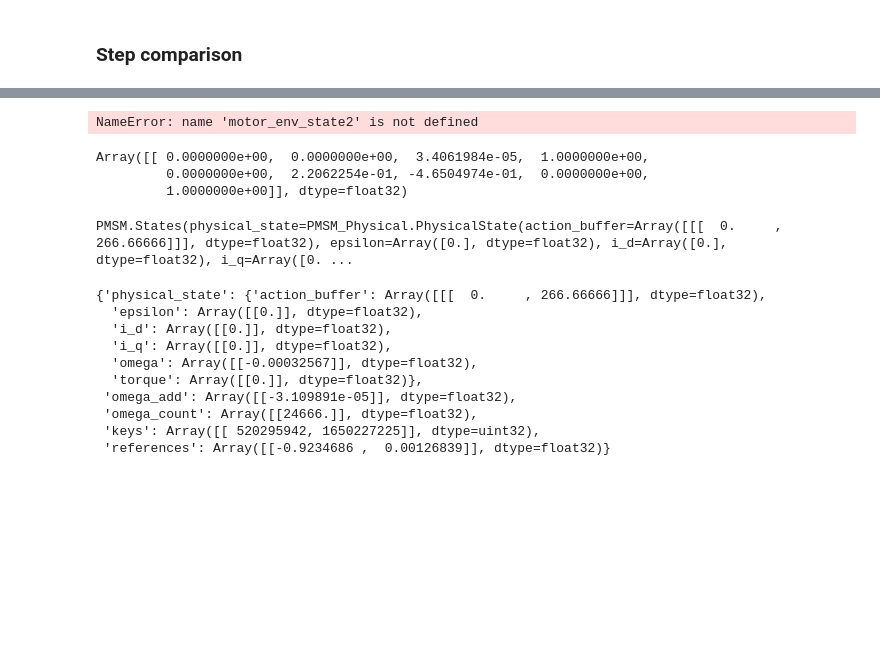
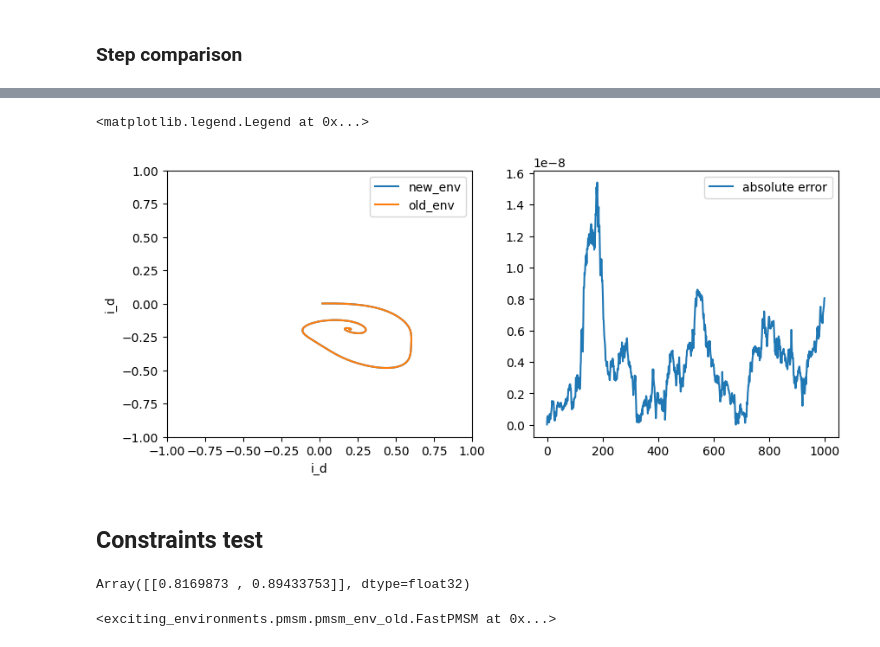
Before and after one commit to ExcitingSystems/exciting-environments, a Jupyter notebook: examples_own/5.2.pmsm_saturated.ipynb, the cells around one changed output, grey strips where cells are left out. Cells and saved outputs as stored; diff of their text form; code cells hidden in the pictures; blank space fills up the shorter version.

Commit message:
pushed pmsm changes

```diff
--- a/examples_own/5.2.pmsm_saturated.ipynb
+++ b/examples_own/5.2.pmsm_saturated.ipynb
@@ -32,6 +36,6 @@ EPISODE_LENGTH = 500
 NUM_EPISODES = 2_000
 NUM_STATES = 2
 x_star = np.zeros((NUM_STATES, NUM_EPISODES, NUM_STATES))
-new_motor_env2 = FastPMSM(x_star,batch_size=2,saturated=True)
+old_motor_env = FastPMSM(x_star,batch_size=2,saturated=True)
 #obs, motor_env_state = new_motor_env.reset(random_key_motor)
 # %%
@@ -63,0 +53,2 @@ Array([[ 0.        ,  0.        ,  0.        ,  1.        ,  0.        ,
+# %%
+obs2,_,_,_=old_motor_env.step(np.array([[0.1,0.1],[1,1]]))
@@ -63,0 +62,2 @@ Array([[ 0.        ,  0.        ,  0.        ,  1.        ,  0.        ,
+# %%
+next_state,obs_next,reward,done=new_motor_env.vmap_step(motor_env_state,jnp.array([[0.1,0.1]]))
@@ -64,8 +69,16 @@ Array([[ 0.        ,  0.        ,  0.        ,  1.        ,  0.        ,
 # %% [markdown]
 ### Step comparison
 # %%
+old_motor_env.reset()
+obs, motor_env_state = new_motor_env.reset(random_key_motor)
 next_state=motor_env_state
-i_dqs=[]
-for _ in range(10000):
-    next_state,obs_next,reward,done=new_motor_env.vmap_step(next_state,jnp.array([[-0,1]]))
-    i_dqs.append(obs_next[0,0:2])
+i_dqs1=[]
+i_dqs2=[]
+for _ in range(1000):
+    act=[0.1,0.1]
+    next_state,obs_next,reward,done=new_motor_env.vmap_step(next_state,jnp.array([act]))
+    obs2,_,_,_=old_motor_env.step(np.array([act,act]))
+    i_dqs1.append(obs_next[0,0:2])
+    i_dqs2.append(obs2[0,0:2])
+    if done:
+        break
@@ -101,27 +85,17 @@ plt.ylim(-1,1)
-# %%
-next_state2,obs_next2,reward2,done2=new_motor_env2.step(motor_env_state2,jnp.array([[0,1]]))
-# %% [output]
-NameError: name 'motor_env_state2' is not defined
-# %%
-obs_next2
-# %% [output]
-Array([[ 0.0000000e+00,  0.0000000e+00,  3.4061984e-05,  1.0000000e+00,
-         0.0000000e+00,  2.2062254e-01, -4.6504974e-01,  0.0000000e+00,
-         1.0000000e+00]], dtype=float32)
-# %%
-next_state
-# %% [output]
-PMSM.States(physical_state=PMSM_Physical.PhysicalState(action_buffer=Array([[[  0.     , 266.66666]]], dtype=float32), epsilon=Array([0.], dtype=float32), i_d=Array([0.], dtype=float32), i_q=Array([0. ...
-# %%
-next_state2
-# %% [output]
-{'physical_state': {'action_buffer': Array([[[  0.     , 266.66666]]], dtype=float32),
-  'epsilon': Array([[0.]], dtype=float32),
-  'i_d': Array([[0.]], dtype=float32),
-  'i_q': Array([[0.]], dtype=float32),
-  'omega': Array([[-0.00032567]], dtype=float32),
-  'torque': Array([[0.]], dtype=float32)},
- 'omega_add': Array([[-3.109891e-05]], dtype=float32),
- 'omega_count': Array([[24666.]], dtype=float32),
- 'keys': Array([[ 520295942, 1650227225]], dtype=uint32),
- 'references': Array([[-0.9234686 ,  0.00126839]], dtype=float32)}
+# %%
+fig,ax=plt.subplots(1,2,figsize=(10,4))
+ax[0].plot(jnp.array(i_dqs1)[:,0],jnp.array(i_dqs1)[:,1],label="new_env")
+ax[0].plot(jnp.array(i_dqs2)[:,0],jnp.array(i_dqs2)[:,1],label="old_env")
+ax[0].set_xlim(-1,1)
+ax[0].set_ylim(-1,1)
+ax[0].set_xlabel("i_d")
+ax[0].set_ylabel("i_d")
+ax[0].legend()
+
+ax[1].plot(jnp.linalg.norm(jnp.array(i_dqs1)-jnp.array(i_dqs2),axis=1),label="absolute error")
+ax[1].legend()
+# %% [output]
+<matplotlib.legend.Legend at 0x...>
+[figure, added]
+# %% [markdown]
+## Constraints test
@@ -127,0 +120,8 @@ next_state2
+# %%
+apply_hex_constraint(np.array([[1,1]]))
+# %% [output]
+Array([[0.8169873 , 0.89433753]], dtype=float32)
+# %%
+old_motor_env.apply_hex_constraint
+# %% [output]
+<exciting_environments.pmsm.pmsm_env_old.FastPMSM at 0x...>
```
Also changed, not shown: parts of 14 cells of this notebook, 5 other files.
